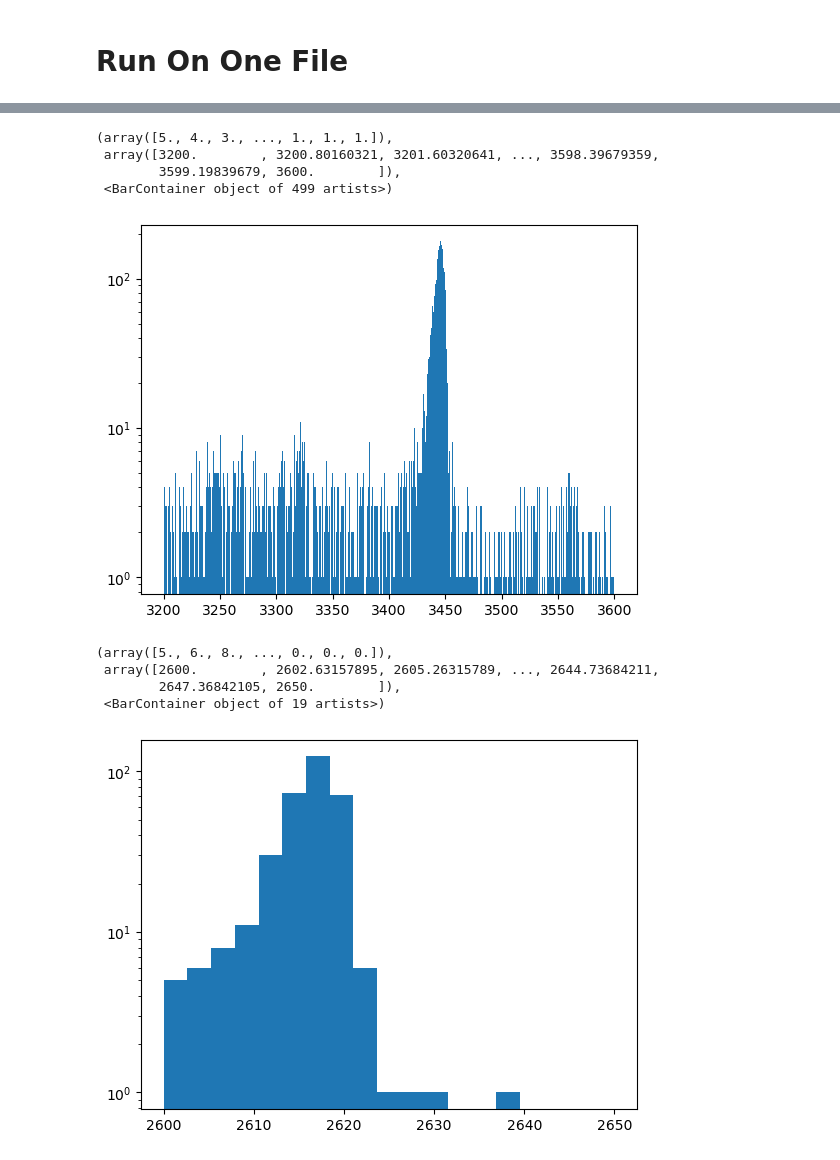
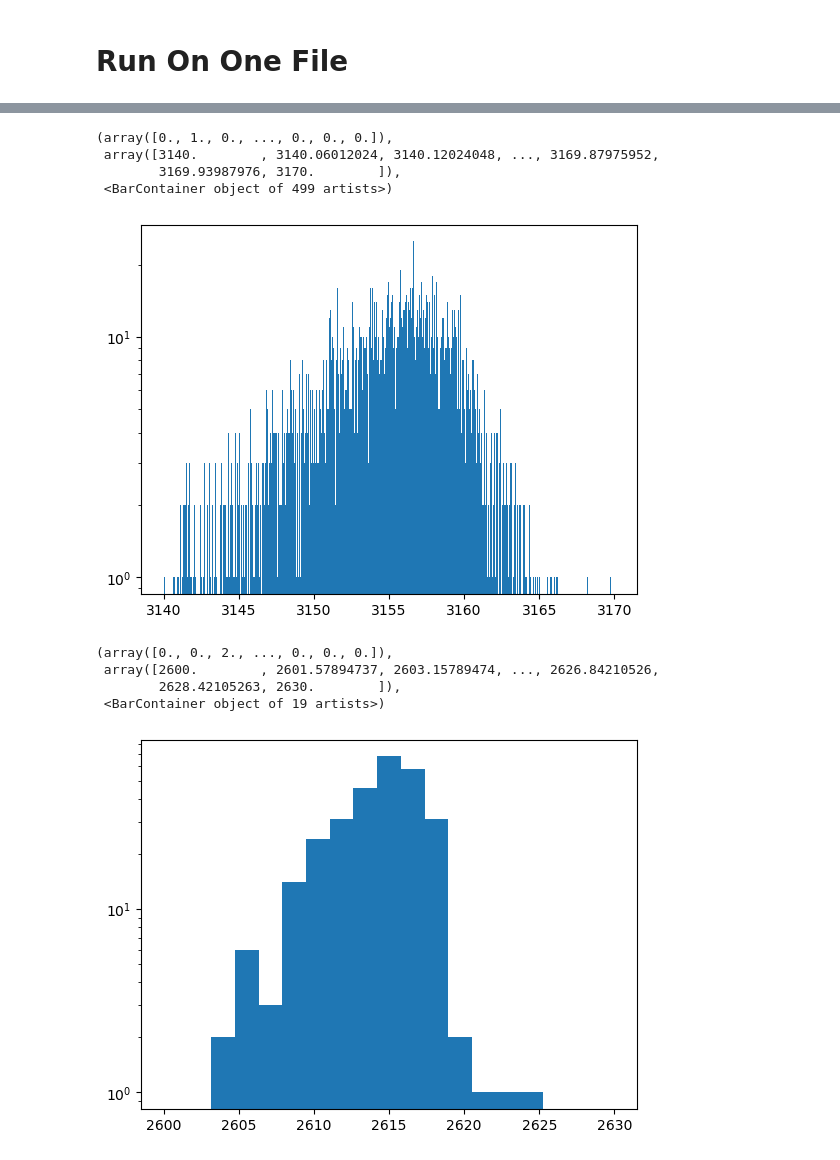
Before and after one commit to legend-exp/CAGE, a Jupyter notebook: processing/autogen_pars.ipynb, the cells around one changed output, grey strips where cells are left out. Drawn from its saved outputs; the diff is of its cells as text; code cells hidden in the pictures.

```diff
--- a/processing/autogen_pars.ipynb
+++ b/processing/autogen_pars.ipynb
@@ -563,26 +626,26 @@ dsp_table, _ = sto.read_object("ORSIS3302DecoderForEnergy/dsp", dsp)
 # %%
 # energy histogram
 plt.figure()
 plt.yscale('log')
-plt.hist(dsp_table['trapEmax'].nda, bins=np.linspace(3200, 3600, 500))
+plt.hist(dsp_table['trapEmax'].nda, bins=np.linspace(3140, 3170, 500))
 # %% [output]
-(array([5., 4., 3., ..., 1., 1., 1.]),
- array([3200.        , 3200.80160321, 3201.60320641, ..., 3598.39679359,
-        3599.19839679, 3600.        ]),
+(array([0., 1., 0., ..., 0., 0., 0.]),
+ array([3140.        , 3140.06012024, 3140.12024048, ..., 3169.87975952,
+        3169.93987976, 3170.        ]),
  <BarContainer object of 499 artists>)
-[figure, old version]
+[figure, new version]
 # %%
 # check linearity
-k40_peak = 3440
+k40_peak = 3155
 plt.figure()
 plt.yscale('log')
-plt.hist(dsp_table['trapEmax'].nda*(1460/k40_peak), bins=np.linspace(2600, 2650, 20))
+plt.hist(dsp_table['trapEmax'].nda*(1460/k40_peak), bins=np.linspace(2600, 2630, 20))
 # %% [output]
-(array([5., 6., 8., ..., 0., 0., 0.]),
- array([2600.        , 2602.63157895, 2605.26315789, ..., 2644.73684211,
-        2647.36842105, 2650.        ]),
+(array([0., 0., 2., ..., 0., 0., 0.]),
+ array([2600.        , 2601.57894737, 2603.15789474, ..., 2626.84210526,
+        2628.42105263, 2630.        ]),
  <BarContainer object of 19 artists>)
-[figure, old version]
+[figure, new version]
 # %%
 # dcr histogram
 plt.figure()
```
Also changed, not shown: parts of 42 cells of this notebook, 11 other files.
